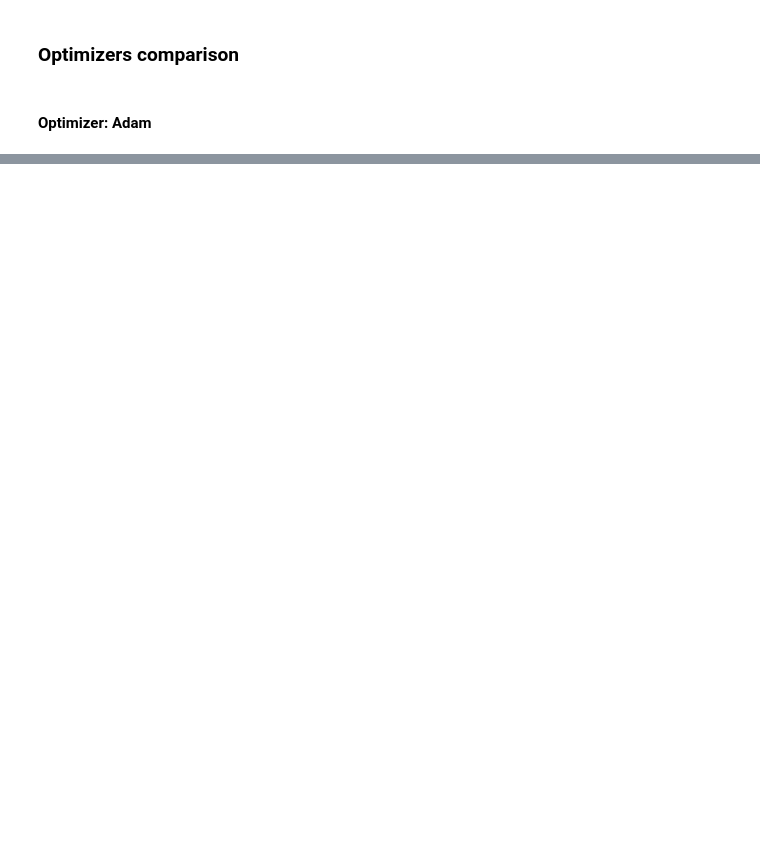
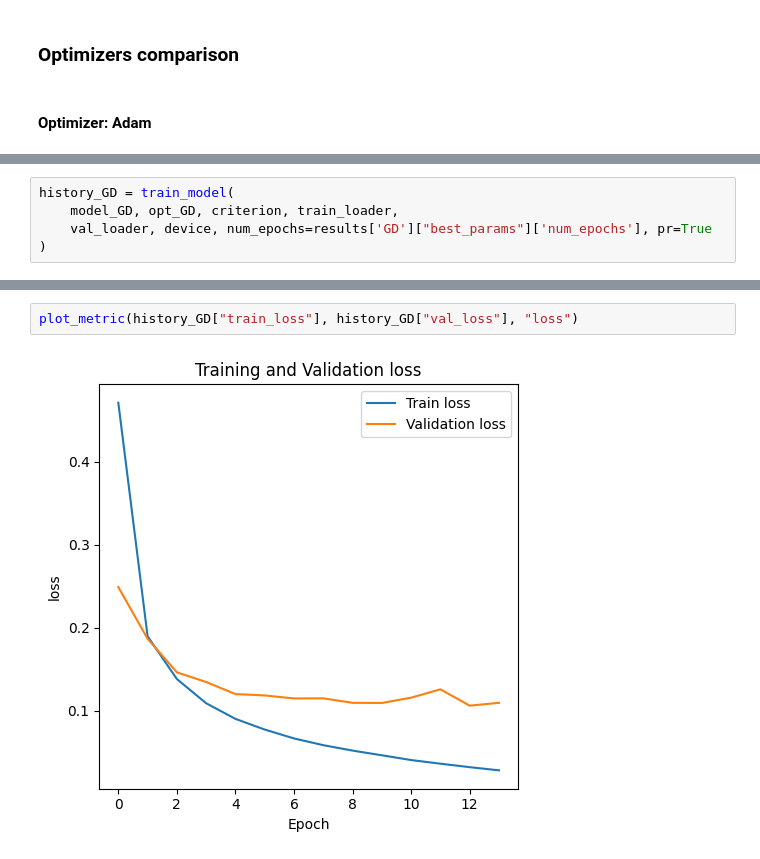
Before and after one commit to ZhrArhZ/DeepLearningIUT, a Jupyter notebook: coursework/1.MLP/HW2.ipynb, the cells around one changed output, grey strips where cells are left out. Drawn from its saved outputs; the diff is of its cells as text; blank space fills up the shorter version.

```diff
--- a/coursework/1.MLP/HW2.ipynb
+++ b/coursework/1.MLP/HW2.ipynb
@@ -305,0 +377,5 @@ weighted avg   0.972823  0.972800  0.972784  10000.0000
+# %%
+history_GD = train_model(
+    model_GD, opt_GD, criterion, train_loader,
+    val_loader, device, num_epochs=results['GD']["best_params"]['num_epochs'], pr=True
+)
@@ -305,0 +397,4 @@ weighted avg   0.972823  0.972800  0.972784  10000.0000
+# %%
+plot_metric(history_GD["train_loss"], history_GD["val_loss"], "loss")
+# %% [output]
+[figure, added]
```
Also changed, not shown: parts of 30 cells of this notebook, 1 other file.
